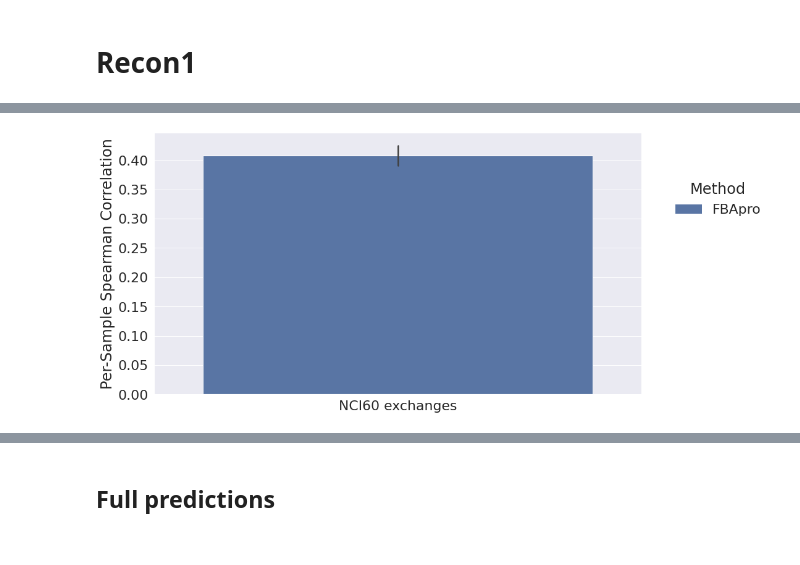
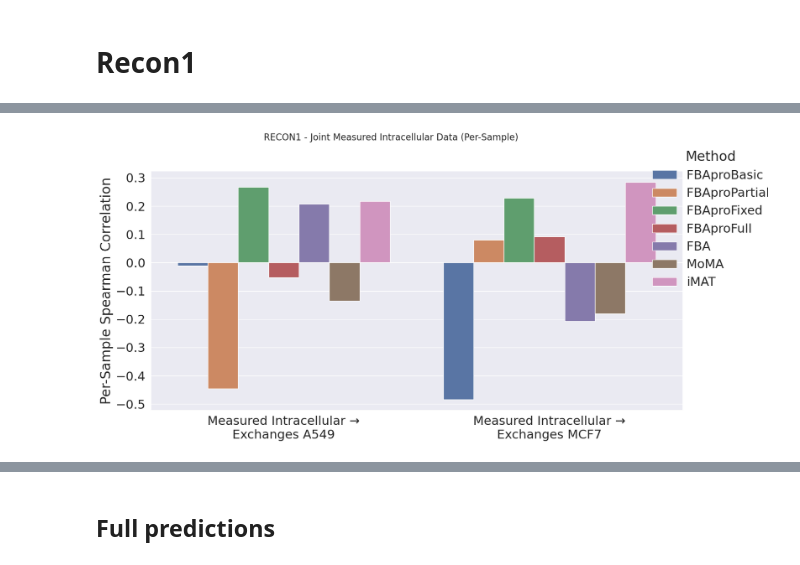
Before and after one commit to Singh-Lab/FBApro, a Jupyter notebook: real_data_plot.ipynb, the cells around one changed output, grey strips where cells are left out. Saved outputs shown, nothing was run; the diff lists cells and outputs as text; code cells hidden in the pictures.

```diff
--- a/real_data_plot.ipynb
+++ b/real_data_plot.ipynb
@@ -351,2 +311,0 @@ Warning: No full predictions found for key intracellular_ACH-000019 in model rec
-# %%
-sns.set(font_scale=1.5)
@@ -352,0 +317,6 @@ sns.set(font_scale=1.5)
+# %%
+loo_individuals_dir = "real_data_experiment_files/outputs/recon1/split_loo_predictions/predictions/midbounds/leave_one_out/NCI60_exchanges"
+loo_individual_csvs = [pd.read_csv(os.path.join(loo_individuals_dir, f)) for f in os.listdir(loo_individuals_dir)]
+loo_individual_methods = [f[:4] for f in os.listdir(loo_individuals_dir)]
+loo_individual_indices = [int(f[5:f.index(".")]) for f in os.listdir(loo_individuals_dir)]
+len(loo_individual_indices)/2
@@ -430,42 +486,30 @@ plt.show()
 # %%
-# Create a multi-plot with two subplots, One for sample-based correlations and one for reaction-based correlations. Each one
-# will have a boxenplot with x as data y as correlation and hue as method.
+# Joint measured intracellular LOO
 sns.set(style="darkgrid", font_scale=2)
-filter = (loo_correlation_df['axis'] == 'sample') & (
-    (loo_correlation_df['data'].str.contains('joint')) | (loo_correlation_df['data'].str.contains('NCI60')))
-replaced = loo_correlation_df.copy()
-replaced['data'] = replaced['data'].str.replace("joint intracellular and exchanges", "Joined fluxes")
-replaced['data'] = replaced['data'].str.replace("ACH-000681", "A549").str.replace("ACH-000019", "MCF7")
-replaced['method'] = replaced['method'].str.replace("LowMid", "Partial").str.replace("HighMid", "Fixed")
+filter_measured_intra = (loo_correlation_df['axis'] == 'sample') & (
+    loo_correlation_df['data'].str.contains('measured_intracellular'))
+if len(loo_correlation_df[filter_measured_intra]) > 0:
+    replaced = loo_correlation_df.copy()
+    replaced['data'] = replaced['data'].str.replace("joint measured_intracellular->exchanges", "Measured Intracellular → Exchanges")
+    replaced['data'] = replaced['data'].str.replace("ACH-000681", "A549").str.replace("ACH-000019", "MCF7")
+    replaced = set_method_order(replaced)
+    present = [m for m in METHOD_ORDER if m in replaced['method'].unique()]
 
-replaced = replaced.loc[~replaced['method'].str.contains('Scale')]
-
-g = sns.catplot(
-    data=replaced.loc[filter].sort_values(by=['data', 'method']),
-    x="data",
-    y="correlation",
-    hue="method",
-    kind="bar",
-    height=7,
-    aspect=1.5,
-    sharey=True
-)
-# g.set_axis_labels("Data Source", "Per-Sample Spearman Correlation")
-plt.ylabel("Per-Sample Spearman Correlation")
-plt.xlabel("")
-g.set_titles(col_template="Core recon {col_name} signed correlations")
-# textwrap x tick labels, no rotation (remember it's a multiplot, do once per subplot)
-for ax in g.axes.flat:
-    labels = [textwrap.fill(label.get_text(), 15) for label in ax.get_xticklabels()]
-    ax.set_xticklabels(labels)
-g._legend.set_title("Method")
-g._legend.set_bbox_to_anchor((1.2, 0.7))
-plt.tight_layout()
-
-filename =  "recon1_loo.png"
-g.savefig(os.path.join(export_path, filename))
-
-plt.show()
+    g = sns.catplot(
+        data=replaced.loc[filter_measured_intra].sort_values(by=['data', 'method']),
+        x="data", y="correlation", hue="method",
+        kind="bar", height=8, aspect=1.5, sharey=True, hue_order=present)
+    plt.ylabel("Per-Sample Spearman Correlation")
+    plt.xlabel("")
+    plt.suptitle("RECON1 - Joint Measured Intracellular Data (Per-Sample)", fontsize=16, y=1.00)
+    for ax in g.axes.flat:
+        labels = [textwrap.fill(label.get_text(), 25) for label in ax.get_xticklabels()]
+        ax.set_xticklabels(labels)
+    g._legend.set_title("Method")
+    g._legend.set_bbox_to_anchor((1.12, 0.7))
+    plt.tight_layout()
+    g.savefig(os.path.join(export_path, "recon1_loo_joint_measured_intracellular.png"))
+    plt.show()
 # %% [output]
-[figure, old version]
+[figure, new version]
 # %%
```
Also changed, not shown: parts of 41 cells of this notebook, 12 other files.
